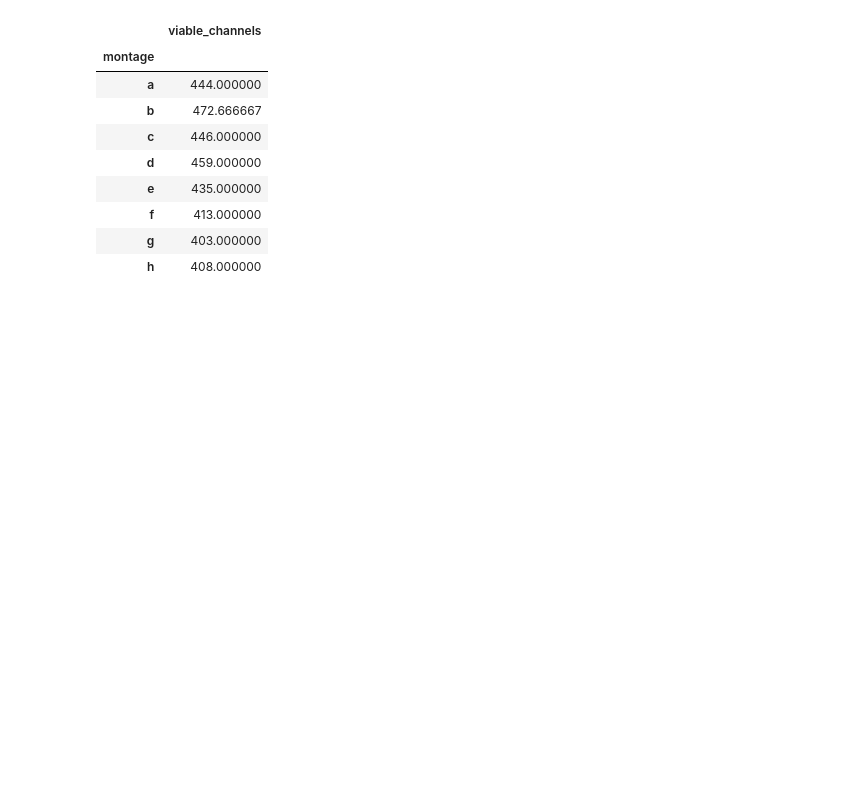
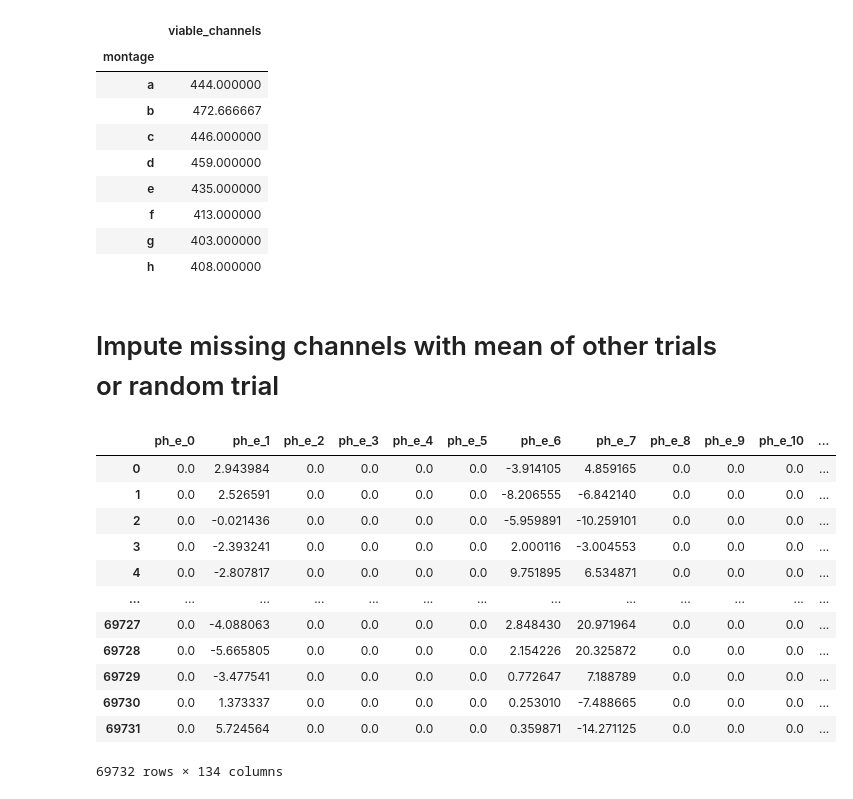
Before and after one commit to nicchiou/mindportal, a Jupyter notebook: preprocessing/features/count_channels.ipynb, the cells around one changed output. Saved outputs shown, nothing was run; the diff lists cells and outputs as text; code cells hidden in the pictures; blank space fills up the shorter version.

```diff
--- a/preprocessing/features/count_channels.ipynb
+++ b/preprocessing/features/count_channels.ipynb
@@ -79,3 +81,5 @@ total_df.groupby('montage').sum()
 | f | 413.000000 |
 | g | 403.000000 |
 | h | 408.000000 |
+# %% [markdown]
+# Impute missing channels with mean of other trials or random trial
@@ -81,0 +90,18 @@ total_df.groupby('montage').sum()
+# %%
+df = pd.read_parquet(os.path.join(constants.SUBJECTS_DIR, 'rs', 'bandpass_only', '154_e_4.parquet'))
+# %%
+df
+# %% [output]
+|  | ph_e_0 | ph_e_1 | ph_e_2 | ph_e_3 | ph_e_4 | ph_e_5 | ph_e_6 | ph_e_7 | ph_e_8 | ph_e_9 | ph_e_10 | ... |
+| 0 | 0.0 | 2.943984 | 0.0 | 0.0 | 0.0 | 0.0 | -3.914105 | 4.859165 | 0.0 | 0.0 | 0.0 | ... |
+| 1 | 0.0 | 2.526591 | 0.0 | 0.0 | 0.0 | 0.0 | -8.206555 | -6.842140 | 0.0 | 0.0 | 0.0 | ... |
+| 2 | 0.0 | -0.021436 | 0.0 | 0.0 | 0.0 | 0.0 | -5.959891 | -10.259101 | 0.0 | 0.0 | 0.0 | ... |
+| 3 | 0.0 | -2.393241 | 0.0 | 0.0 | 0.0 | 0.0 | 2.000116 | -3.004553 | 0.0 | 0.0 | 0.0 | ... |
+| 4 | 0.0 | -2.807817 | 0.0 | 0.0 | 0.0 | 0.0 | 9.751895 | 6.534871 | 0.0 | 0.0 | 0.0 | ... |
+| ... | ... | ... | ... | ... | ... | ... | ... | ... | ... | ... | ... | ... |
+| 69727 | 0.0 | -4.088063 | 0.0 | 0.0 | 0.0 | 0.0 | 2.848430 | 20.971964 | 0.0 | 0.0 | 0.0 | ... |
+| 69728 | 0.0 | -5.665805 | 0.0 | 0.0 | 0.0 | 0.0 | 2.154226 | 20.325872 | 0.0 | 0.0 | 0.0 | ... |
+| 69729 | 0.0 | -3.477541 | 0.0 | 0.0 | 0.0 | 0.0 | 0.772647 | 7.188789 | 0.0 | 0.0 | 0.0 | ... |
+| 69730 | 0.0 | 1.373337 | 0.0 | 0.0 | 0.0 | 0.0 | 0.253010 | -7.488665 | 0.0 | 0.0 | 0.0 | ... |
+| 69731 | 0.0 | 5.724564 | 0.0 | 0.0 | 0.0 | 0.0 | 0.359871 | -14.271125 | 0.0 | 0.0 | 0.0 | ... |
+69732 rows × 134 columns
```
Also changed, not shown: parts of 7 cells of this notebook.
